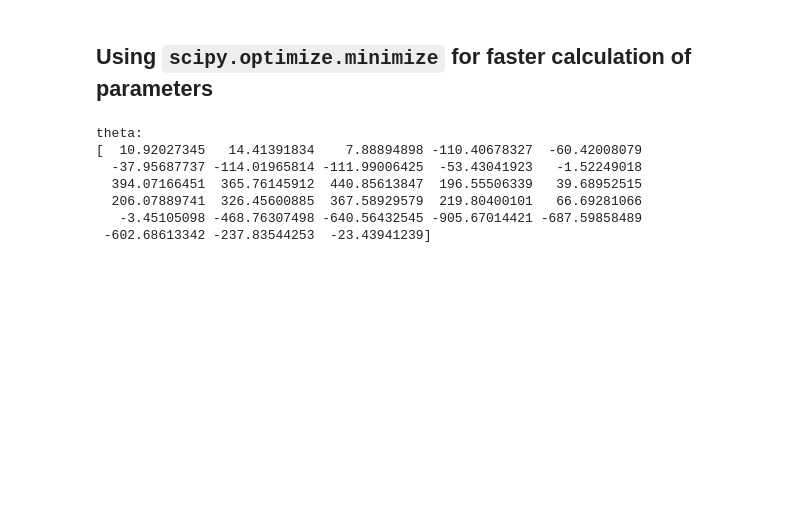
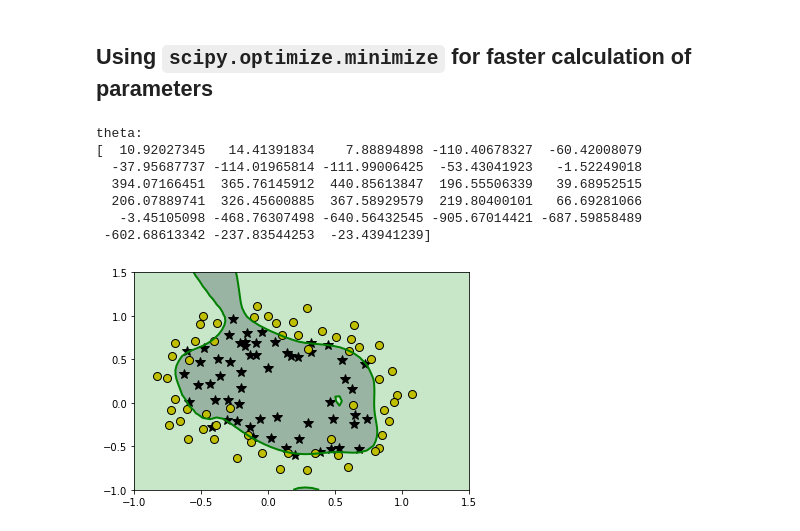
Before and after one commit to SwayamInSync/demystifying_machine_learning, a Jupyter notebook: logistic_regression/notebook.ipynb, the cells around one changed output. Cells and saved outputs as stored; diff of their text form; code cells hidden in the pictures; blank space fills up the shorter version.

```diff
--- a/logistic_regression/notebook.ipynb
+++ b/logistic_regression/notebook.ipynb
@@ -496,7 +518,6 @@ def costFunction(theta, X, y):
 # %%
-
 options= {'maxiter': 400}
-initial_theta = np.zeros(X.shape[1])
+initial_theta = np.zeros(X2.shape[1])
 res = optimize.minimize(costFunction,
                         initial_theta,
                         (X2, Y2),
@@ -504,12 +525,12 @@ res = optimize.minimize(costFunction,
                         method='TNC',
                         options=options)
 
-cost = res.fun
+cost2 = res.fun
 
-theta = res.x
+theta2 = res.x
 
 print('theta:')
-print(theta)
+print(theta2)
 # %% [output]
 theta:
 [  10.92027345   14.41391834    7.88894898 -110.40678327  -60.42008079
@@ -518,3 +539,7 @@ theta:
   206.07889741  326.45600885  367.58929579  219.80400101   66.69281066
    -3.45105098 -468.76307498 -640.56432545 -905.67014421 -687.59858489
  -602.68613342 -237.83544253  -23.43941239]
+# %%
+plot_boundary(theta2, X2,Y2)
+# %% [output]
+[figure, added]
```
Also changed, not shown: parts of 20 cells of this notebook, 19 other files.
